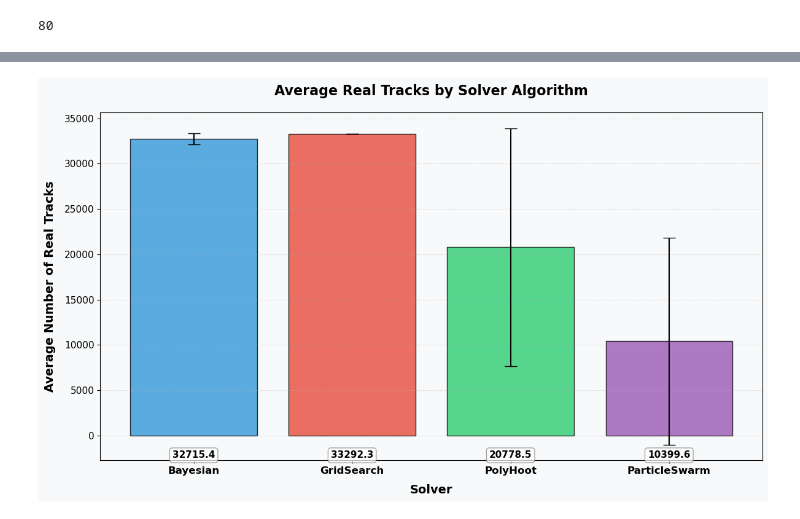
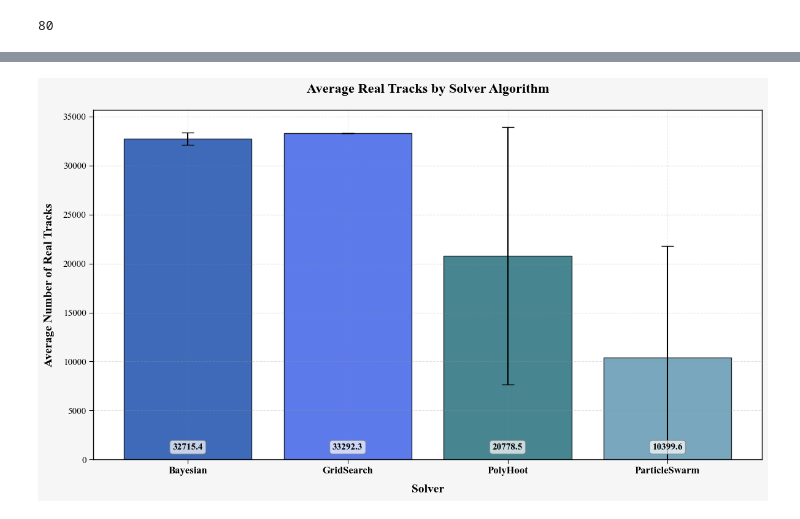
Before and after one commit to SvenHockers/velopix_tracking, a Jupyter notebook: results/config-analysis.ipynb, the cells around one changed output, grey strips where cells are left out. Drawn from its saved outputs; the diff is of its cells as text; code cells hidden in the pictures.

```diff
--- a/results/config-analysis.ipynb
+++ b/results/config-analysis.ipynb
@@ -185,43 +185,57 @@ for label_json, avg_value in sorted(avg_real_tracks.items(), key=lambda x: json.
 # Create the bar chart with error bars
 plt.figure(figsize=(12, 7))
 bars = plt.bar(solvers, values, yerr=std_devs, capsize=7,
-               color=['#3498db', '#e74c3c', '#2ecc71', '#9b59b6'],
+               color=['#0F45A8', '#3559E5', '#196876', '#5891AD'],
                alpha=0.8, edgecolor='black', linewidth=1)
 
 # Add data labels below each bar
 for bar, value in zip(bars, values):
     plt.text(
         bar.get_x() + bar.get_width() / 2,
-        -max(values) * 0.05,  # Position below x-axis
+        -max(values) * -0.05,  # Position below x-axis
         f'{value:.1f}',
         ha='center', va='top',
         fontsize=11, fontweight='bold',
         bbox=dict(facecolor='white', alpha=0.7, boxstyle='round,pad=0.3', edgecolor='gray')
     )
 
 # Add title and labels
 plt.title('Average Real Tracks by Solver Algorithm', fontsize=16, fontweight='bold', pad=20)
 plt.xlabel('Solver', fontsize=14, fontweight='bold', labelpad=10)
 plt.ylabel('Average Number of Real Tracks', fontsize=14, fontweight='bold', labelpad=10)
 
 # Add grid for better readability
 plt.grid(axis='y', linestyle='--', alpha=0.3, zorder=0)
 
-# Add a light background color
-plt.gca().set_facecolor('#f8f9fa')
-plt.gcf().set_facecolor('#f8f9fa')
+plt.rcParams.update({
+                "figure.facecolor":   "#F6F6F6",  # <- Correct key with hex
+                "axes.facecolor":     "#FFFFFF",  # <- Optional: set axes background
+                "font.family":        "serif",
+                "font.serif":         ["Times New Roman", "Palatino", "serif"],
+                "axes.linewidth":     1.0,
+                "xtick.major.size":   5,
+                "ytick.major.size":   5,
+                "xtick.major.width":  0.8,
+                "ytick.major.width":  0.8,
+                "axes.grid":          True,
+                "grid.color":         "#999999",
+                "grid.alpha":         0.2,
+                "grid.linestyle":     "--"
+            })
 
 # Improve styling
 plt.xticks(fontsize=12, fontweight='bold')
 plt.yticks(fontsize=11)
+
+plt.ylim(0, None)
 
 # Add bottom padding to make room for labels
 plt.subplots_adjust(bottom=0.15)
 
 plt.tight_layout()
 plt.show()
 # %% [output]
-[figure, old version]
+[figure, new version]
 # %%
 def extract_label(experiment: Mapping[str, Any]) -> str:
     solver = experiment["config"]["solverName"]
```
Also changed, not shown: parts of 3 cells of this notebook, 4 other files.
